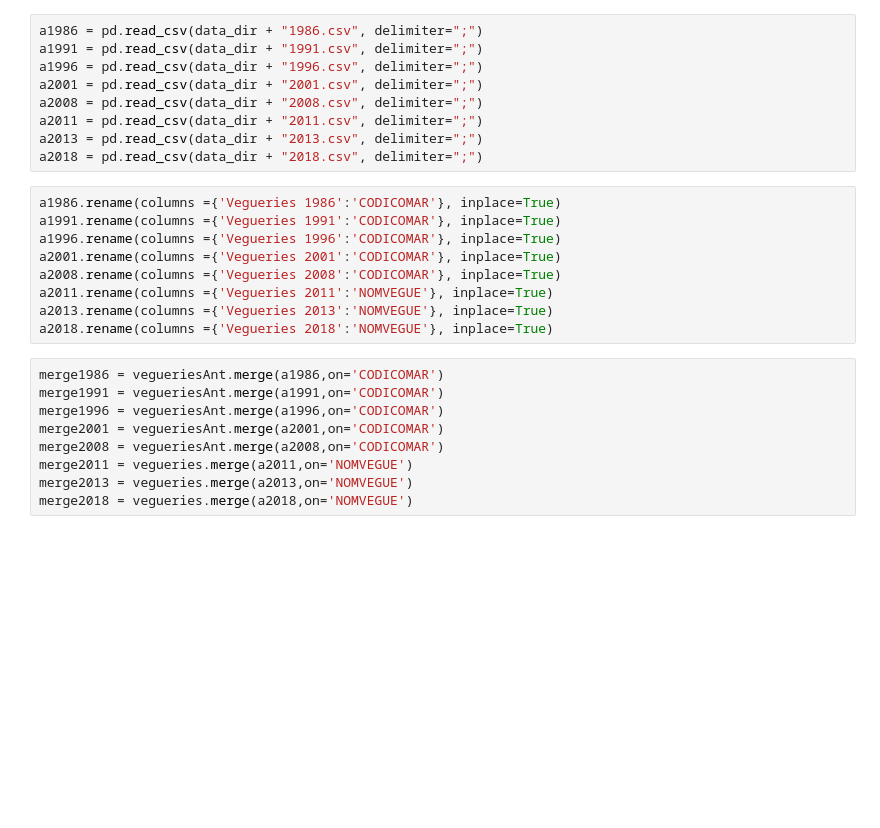
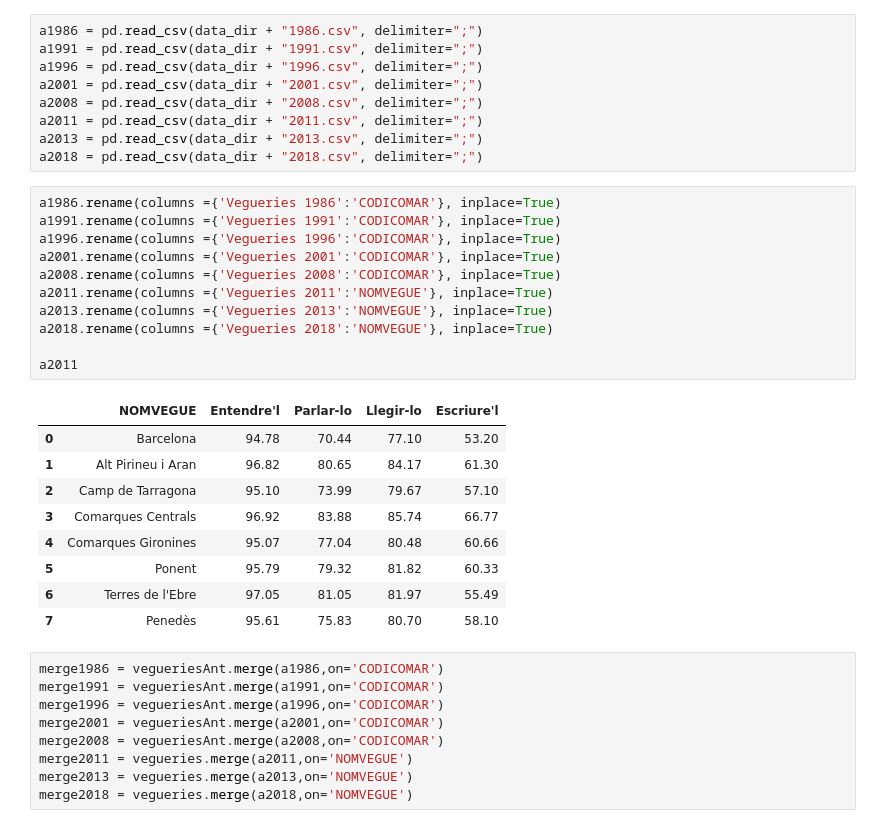
Before and after one commit to GuifreRamos/LlenguaCatalana, a Jupyter notebook: Eudald.ipynb, the cells around one changed output. Drawn from its saved outputs; the diff is of its cells as text; blank space fills up the shorter version.

```diff
--- a/Eudald.ipynb
+++ b/Eudald.ipynb
@@ -112,12 +112,24 @@ a2018 = pd.read_csv(data_dir + "2018.csv", delimiter=";")
 # %%
 a1986.rename(columns ={'Vegueries 1986':'CODICOMAR'}, inplace=True)
 a1991.rename(columns ={'Vegueries 1991':'CODICOMAR'}, inplace=True)
 a1996.rename(columns ={'Vegueries 1996':'CODICOMAR'}, inplace=True)
 a2001.rename(columns ={'Vegueries 2001':'CODICOMAR'}, inplace=True)
 a2008.rename(columns ={'Vegueries 2008':'CODICOMAR'}, inplace=True)
 a2011.rename(columns ={'Vegueries 2011':'NOMVEGUE'}, inplace=True)
 a2013.rename(columns ={'Vegueries 2013':'NOMVEGUE'}, inplace=True)
 a2018.rename(columns ={'Vegueries 2018':'NOMVEGUE'}, inplace=True)
+
+a2011
+# %% [output]
+|  | NOMVEGUE | Entendre'l | Parlar-lo | Llegir-lo | Escriure'l |
+| 0 | Barcelona | 94.78 | 70.44 | 77.10 | 53.20 |
+| 1 | Alt Pirineu i Aran | 96.82 | 80.65 | 84.17 | 61.30 |
+| 2 | Camp de Tarragona | 95.10 | 73.99 | 79.67 | 57.10 |
+| 3 | Comarques Centrals | 96.92 | 83.88 | 85.74 | 66.77 |
+| 4 | Comarques Gironines | 95.07 | 77.04 | 80.48 | 60.66 |
+| 5 | Ponent | 95.79 | 79.32 | 81.82 | 60.33 |
+| 6 | Terres de l'Ebre | 97.05 | 81.05 | 81.97 | 55.49 |
+| 7 | Penedès | 95.61 | 75.83 | 80.70 | 58.10 |
 # %%
 merge1986 = vegueriesAnt.merge(a1986,on='CODICOMAR')
 merge1991 = vegueriesAnt.merge(a1991,on='CODICOMAR')
```
Also changed, not shown: parts of 6 cells of this notebook, 11 other files.
